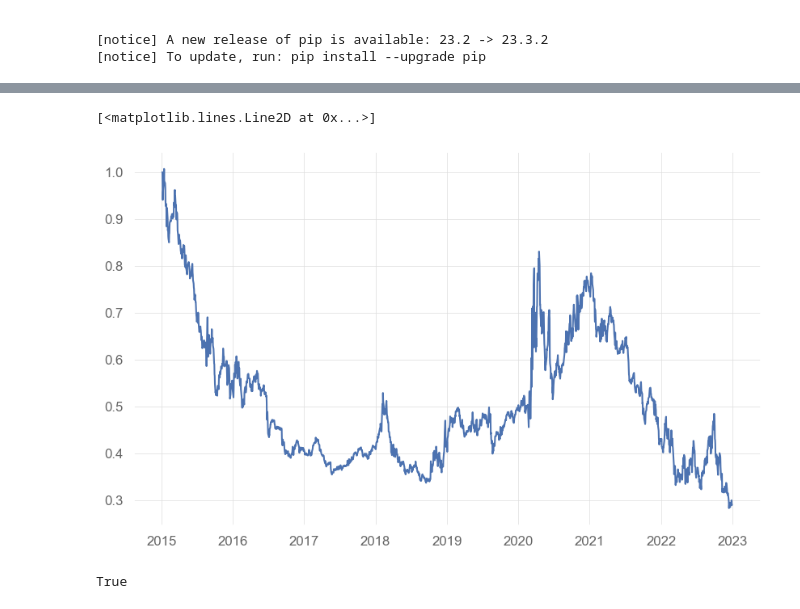
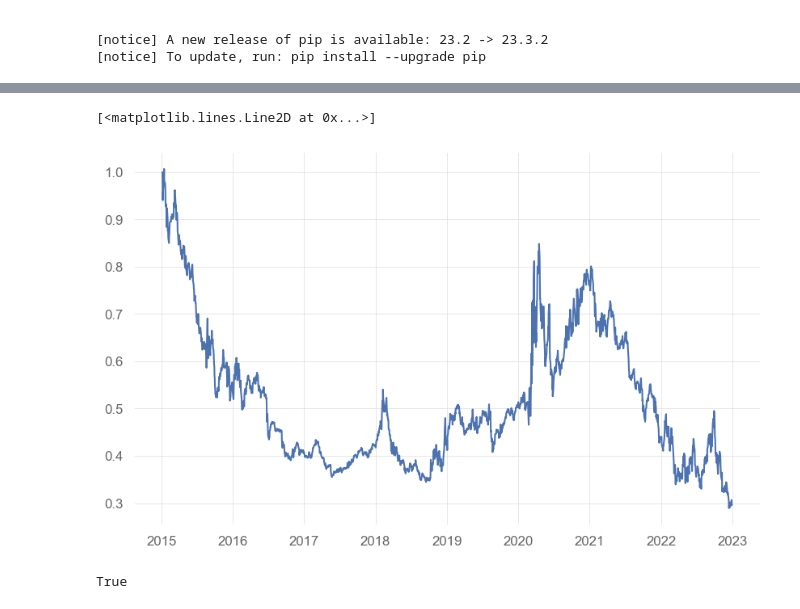
Before and after one commit to radostyle/qtrade, a Jupyter notebook: trading strategy.ipynb, the cells around one changed output, grey strips where cells are left out. Saved outputs shown, nothing was run; the diff lists cells and outputs as text; code cells hidden in the pictures.

Commit message:
Adding strategy for my SPY trading strategy

```diff
--- a/trading strategy.ipynb
+++ b/trading strategy.ipynb
@@ -22,0 +3,13 @@ Name: psar, Length: 2014, dtype: float64
+# %%
+import matplotlib.pyplot as plt
+
+security_name = 'SSO'
+start_date = '2015-01-01'
+end_date = '2023-01-01'
+
+mystrategy = l.Strategy(security_name, start_date, end_date)
+print(mystrategy.security_name, mystrategy.start, mystrategy.end)
+
+result = mystrategy.download_data()
+mypsar = mystrategy.get_psar(result)
+plt.plot(result.index, result.Close, label='Close')
@@ -22,0 +20,6 @@ Name: psar, Length: 2014, dtype: float64
+# %%
+signal = mystrategy.get_signals(result,  mypsar)
+result["Signal"] = signal
+
+result = mystrategy.get_equity_curve(result)
+plt.plot(result['Cumulative Returns'])
@@ -60,11 +66,11 @@ l.result
 # %%
 import matplotlib.pyplot as plt
 
 #plt.plot(l.result['Benchmark'])
-plt.plot(l.result['Cumulative Returns'])
+plt.plot(result['Cumulative Returns'])
 # %% [output]
 [<matplotlib.lines.Line2D at 0x...>]
-[figure, old version]
+[figure, new version]
 # %%
 import quantstats as qs
 
```
Also changed, not shown: parts of 24 cells of this notebook, 1 other file.
